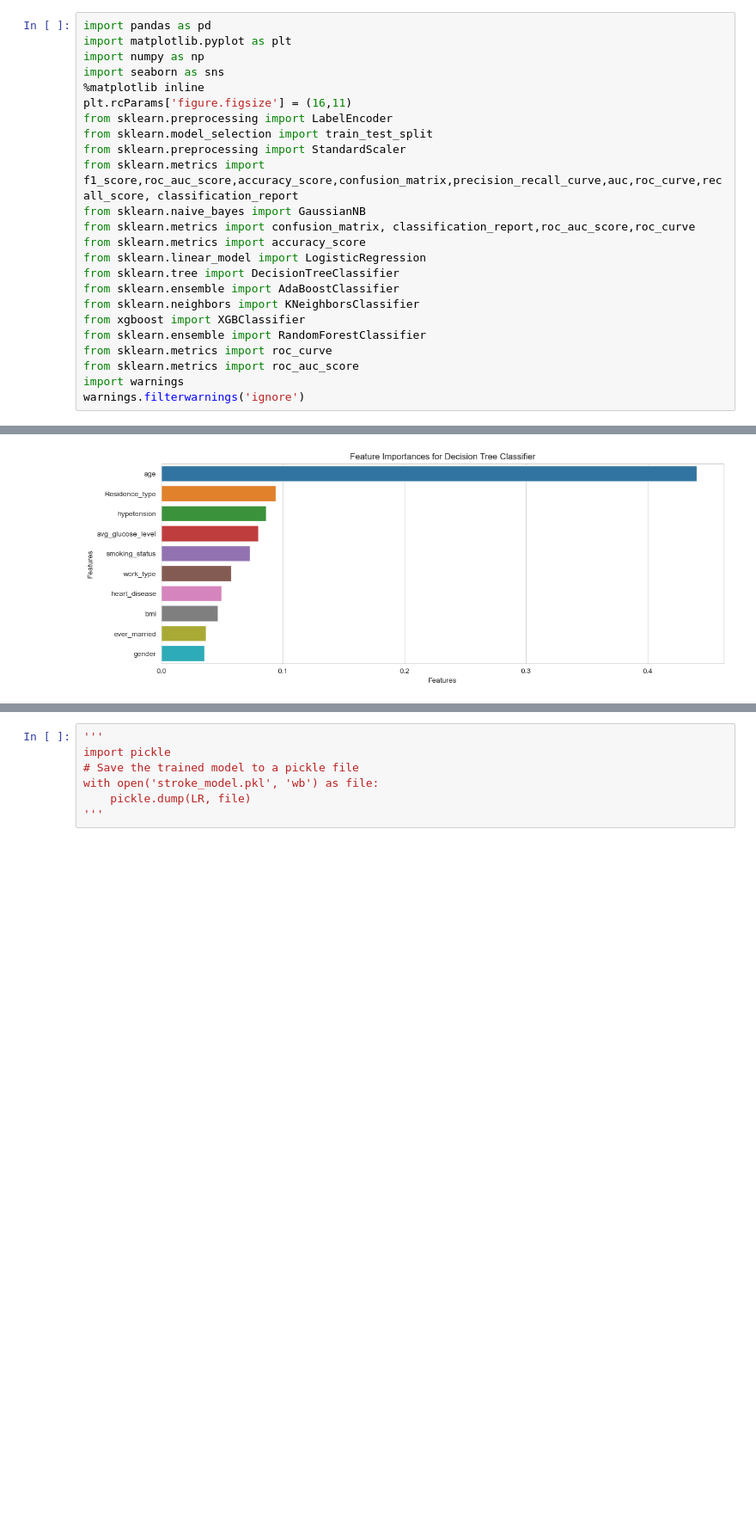
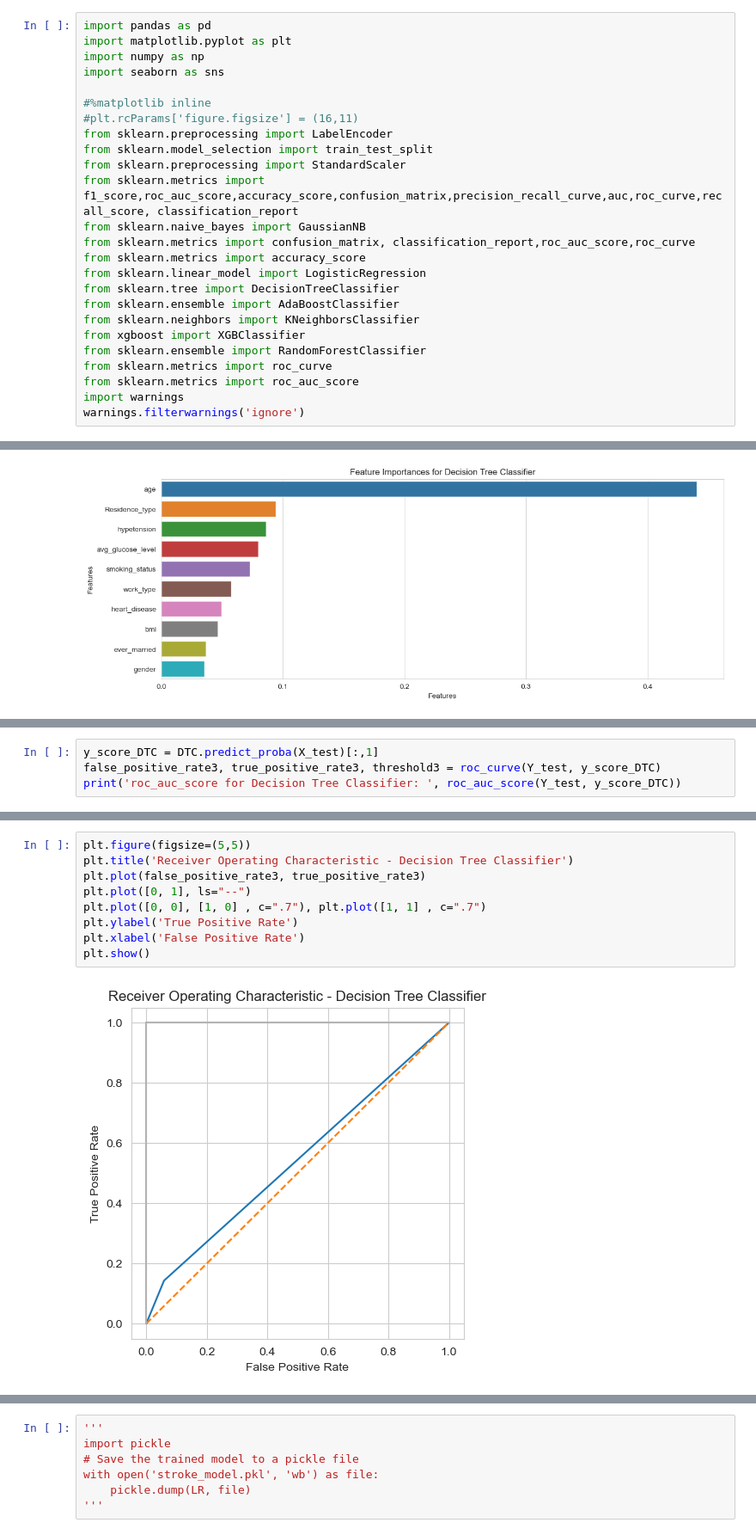
Before and after one commit to Visheshpgowda/disease-prediction-app, a Jupyter notebook: backend/app/models/stroke.ipynb, the cells around one changed output, grey strips where cells are left out. Shown at 86% size. Cells and saved outputs as stored; diff of their text form; blank space fills up the shorter version.

```diff
--- a/backend/app/models/stroke.ipynb
+++ b/backend/app/models/stroke.ipynb
@@ -6,8 +6,9 @@ import pandas as pd
 import matplotlib.pyplot as plt
 import numpy as np
 import seaborn as sns
-%matplotlib inline
-plt.rcParams['figure.figsize'] = (16,11)
+
+#%matplotlib inline
+#plt.rcParams['figure.figsize'] = (16,11)
 from sklearn.preprocessing import LabelEncoder
 from sklearn.model_selection import train_test_split
 from sklearn.preprocessing import StandardScaler
@@ -354 +422,5 @@ print(classification_report(Y_test, Y_pred_DTC))
 weighted avg       0.92      0.90      0.91      1022
+# %%
+y_score_DTC = DTC.predict_proba(X_test)[:,1]
+false_positive_rate3, true_positive_rate3, threshold3 = roc_curve(Y_test, y_score_DTC)
+print('roc_auc_score for Decision Tree Classifier: ', roc_auc_score(Y_test, y_score_DTC))
@@ -354,0 +429,11 @@ weighted avg       0.92      0.90      0.91      1022
+# %%
+plt.figure(figsize=(5,5))
+plt.title('Receiver Operating Characteristic - Decision Tree Classifier')
+plt.plot(false_positive_rate3, true_positive_rate3)
+plt.plot([0, 1], ls="--")
+plt.plot([0, 0], [1, 0] , c=".7"), plt.plot([1, 1] , c=".7")
+plt.ylabel('True Positive Rate')
+plt.xlabel('False Positive Rate')
+plt.show()
+# %% [output]
+[figure, added]
```
Also changed, not shown: parts of 18 cells of this notebook, 1 other file.
